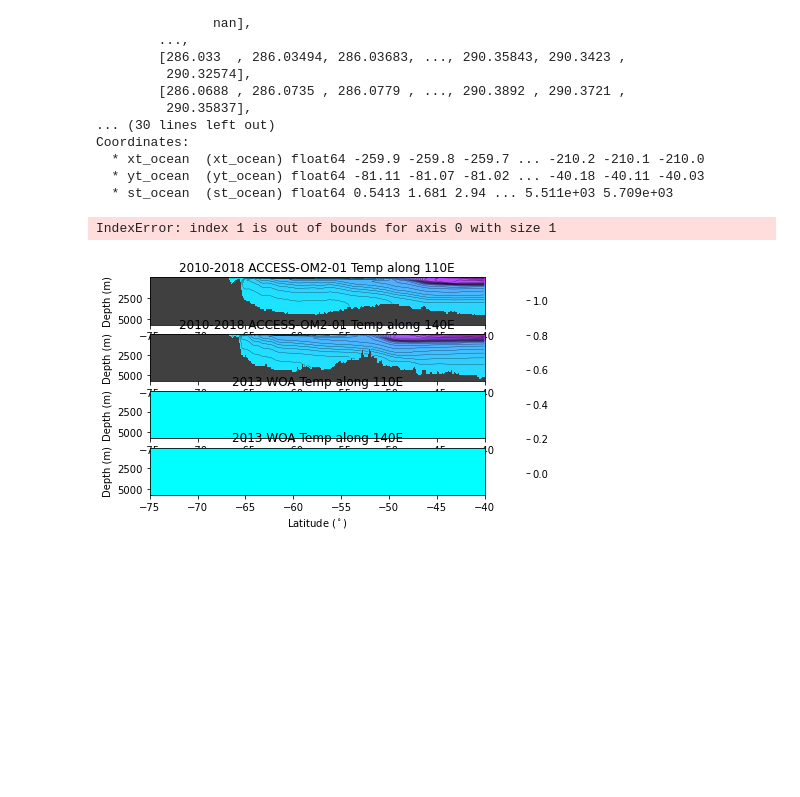
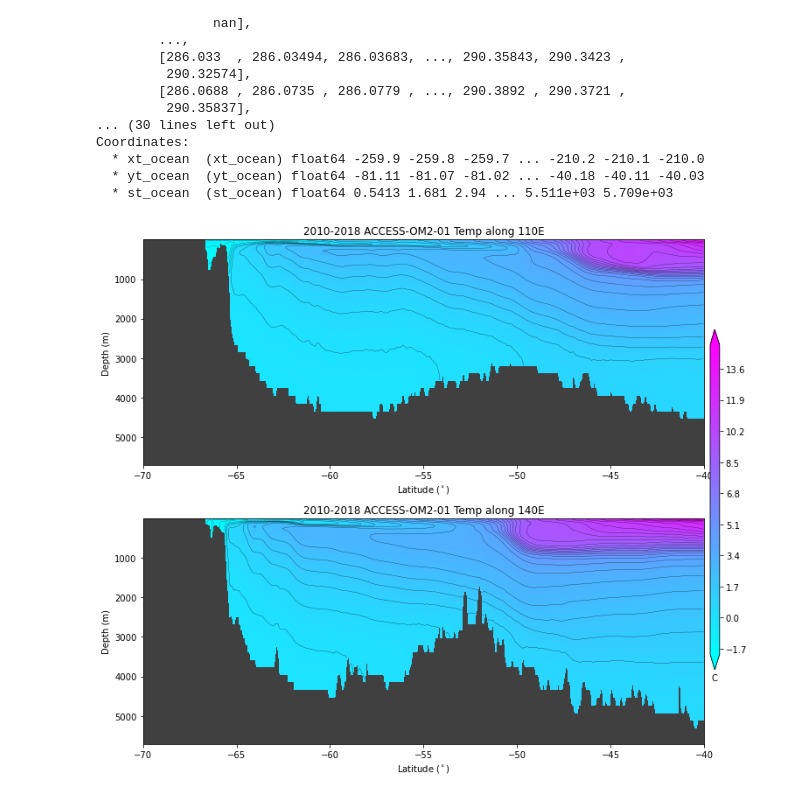
Before and after one commit to PaulSpence/110Evs140E, a Jupyter notebook: temp_110vs140E.ipynb, the cells around one changed output. Drawn from its saved outputs; the diff is of its cells as text; code cells hidden in the pictures; blank space fills up the shorter version.

Commit message:
update temp code

```diff
--- a/temp_110vs140E.ipynb
+++ b/temp_110vs140E.ipynb
@@ -119,70 +119,41 @@ clev2 = np.arange(-2,15,0.5)
 
 lon1=-250
 lon2=-220
 
 var=temp.sel(xt_ocean=lon1, method='nearest')
 
-plt.subplot(4,1,1)
+plt.subplot(2,1,1)
 plt.gca().patch.set_color('.25')
-plt.contourf(var.yt_ocean,var.st_ocean,var-273.13,levels=clev,cmap=plt.cm.cool,colobar=False,extend='both')
+p1=plt.contourf(var.yt_ocean,var.st_ocean,var-273.13,levels=clev,cmap=plt.cm.cool,colobar=True,extend='both')
 plt.contour(var.yt_ocean,var.st_ocean,var-273.13,levels=clev2,colors='k',linewidths=0.25)
 plt.gca().invert_yaxis()
 #plt.ylim((1037.5,1034))
 plt.ylabel('Depth (m)')
 plt.xlabel('Latitude ($^\circ$)')
-plt.xlim([-75,-40])
+plt.xlim([-70,-40])
 plt.title('2010-2018 ACCESS-OM2-01 Temp along 110E')
 
 var=temp.sel(xt_ocean=lon2, method='nearest')
 
-plt.subplot(4,1,2)
+plt.subplot(2,1,2)
 plt.gca().patch.set_color('.25')
-plt.contourf(var.yt_ocean,var.st_ocean,var-273.13,levels=clev,cmap=plt.cm.cool,colobar=False,extend='both')
+plt.contourf(var.yt_ocean,var.st_ocean,var-273.13,levels=clev,cmap=plt.cm.cool,colobar=True,extend='both')
 plt.contour(var.yt_ocean,var.st_ocean,var-273.13,levels=clev2,colors='k',linewidths=0.25)
 plt.gca().invert_yaxis()
 #plt.ylim((1037.5,1034))
 plt.ylabel('Depth (m)')
 plt.xlabel('Latitude ($^\circ$)')
-plt.xlim([-75,-40])
+plt.xlim([-70,-40])
 plt.title('2010-2018 ACCESS-OM2-01 Temp along 140E')
-
-
-var=woa13.temp.sel(GRID_X_T=lon1, method='nearest').mean(dim='time')
-
-plt.subplot(4,1,3)
-plt.gca().patch.set_color('.25')
-plt.contourf(var.GRID_Y_T,var.ZT,var.values-273.13,levels=clev,cmap=plt.cm.cool,colobar=False,extend='both')
-plt.contour(var.GRID_Y_T,var.ZT,var.values-273.13,levels=clev2,colors='k',linewidths=0.25)
-plt.gca().invert_yaxis()
-#plt.ylim((1037.5,1034))
-plt.ylabel('Depth (m)')
-plt.xlabel('Latitude ($^\circ$)')
-plt.xlim([-75,-40])
-plt.title('2013 WOA Temp along 110E')
-
-var=woa13.temp.sel(GRID_X_T=lon2, method='nearest').mean(dim='time')
-
-plt.subplot(4,1,4)
-plt.gca().patch.set_color('.25')
-plt.contourf(var.GRID_Y_T,var.ZT,var.values-273.13,levels=clev,cmap=plt.cm.cool,colobar=False,extend='both')
-plt.contour(var.GRID_Y_T,var.ZT,var.values-273.13,levels=clev2,colors='k',linewidths=0.25)
-plt.gca().invert_yaxis()
-#plt.ylim((1037.5,1034))
-plt.ylabel('Depth (m)')
-plt.xlabel('Latitude ($^\circ$)')
-plt.xlim([-75,-40])
-plt.title('2013 WOA Temp along 140E')
-
 
 #horiz, vert, width,height
 ax = plt.axes([0.98,0.2,0.015,0.6])
-cb = plt.colorbar(cax=ax,orientation='vertical',shrink=0.7)
+cb = plt.colorbar(p1,cax=ax,orientation='vertical',shrink=0.7)
 cb.ax.set_xlabel('C')
 
 plt.tight_layout()
 # %% [output]
-IndexError: index 1 is out of bounds for axis 0 with size 1
-[figure, old version]
+[figure, new version]
 # %%
 fig = plt.figure(figsize=(10, 9))
 
```
Also changed, not shown: parts of 1 cell of this notebook.
